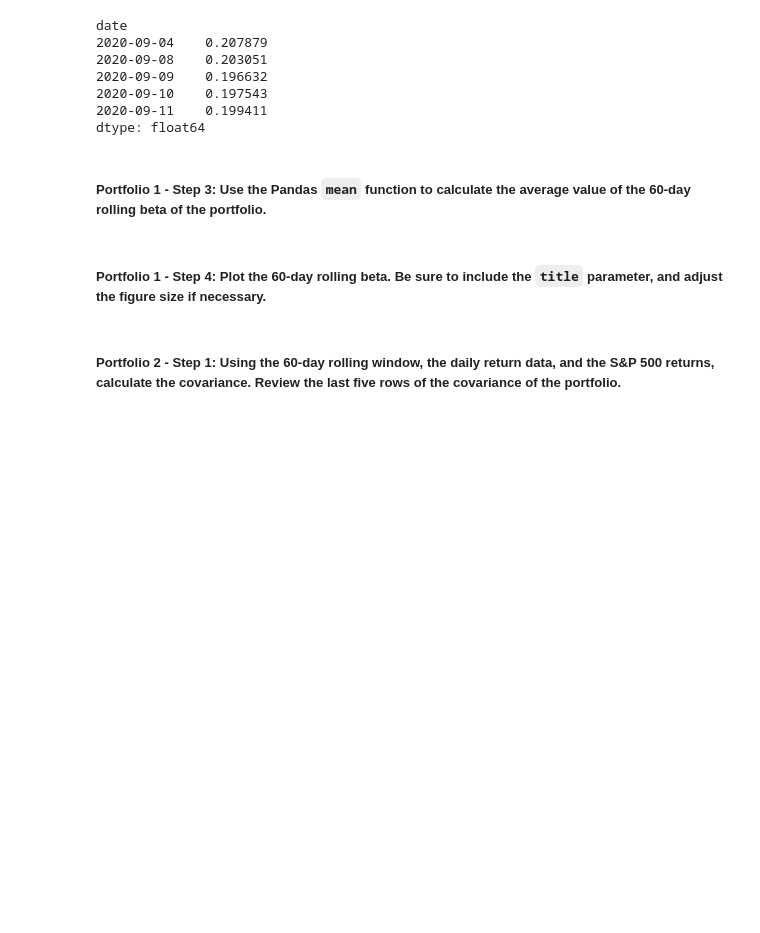
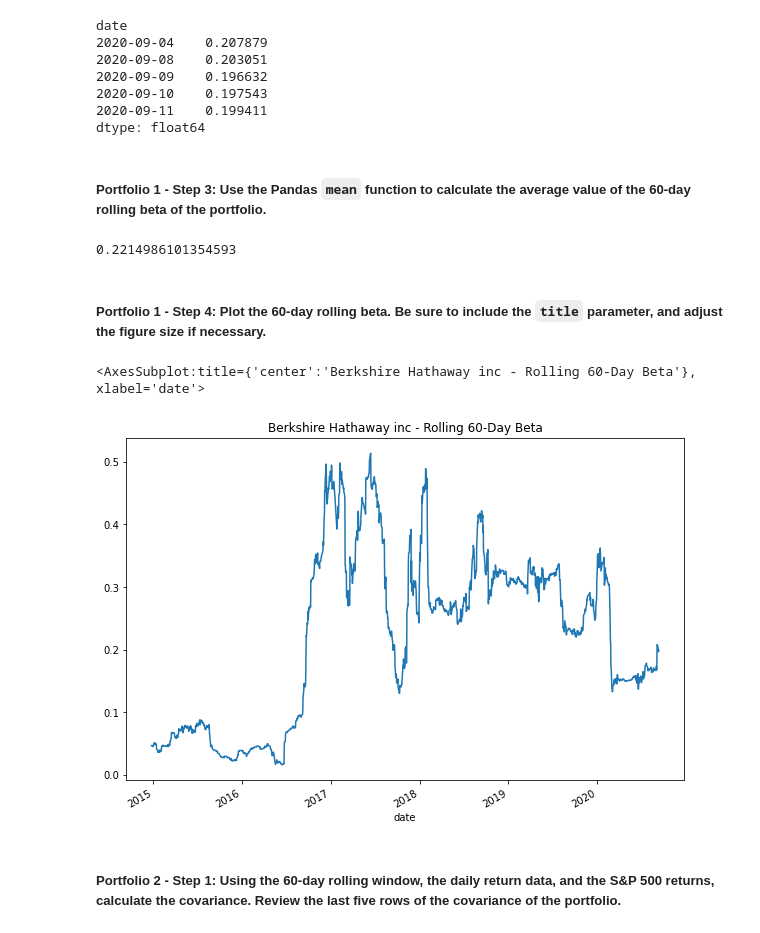
Before and after one commit to odhissm/asset_management, a Jupyter notebook: risk_assessment_app/risk_return_analysis.ipynb, the cells around one changed output. Cells and saved outputs as stored; diff of their text form; code cells hidden in the pictures; blank space fills up the shorter version.

Commit message:
Update risk_return_analysis.ipynb
Updated portfolio analysis computation of variance, covariance and visualization of the data.

```diff
--- a/risk_assessment_app/risk_return_analysis.ipynb
+++ b/risk_assessment_app/risk_return_analysis.ipynb
@@ -535,11 +518,11 @@ dtype: float64
 
 # Calculate beta of Berkshire Hathaway by dividing the covariance of Berkshire Hathaway by the variance of the S&P 500
 
-bh_beta = bh_rolling_60_covariance  / market_rolling_60_variance
+bh_rolling_60_beta = bh_rolling_60_covariance  / market_rolling_60_variance
 
-# Print the beta of Tiger Global funds
+# Print the beta of Berkshire Hathawa funds
 # YOUR CODE HERE
-display(bh_beta.tail())
+display(bh_rolling_60_beta.tail())
 # %% [output]
 date
 2020-09-04    0.207879
@@ -561,12 +536,23 @@ display(tg_beta.tail())
 # %%
 # Calculate the average of the 60-day rolling beta
 # YOUR CODE HERE
+bh_average_60_day_rolling_beta = bh_rolling_60_beta.mean()
+bh_average_60_day_rolling_beta
+# %% [output]
+0.2214986101354593
 # %% [markdown]
 ##### Portfolio 1 - Step 4: Plot the 60-day rolling beta. Be sure to include the `title` parameter, and adjust the figure size if necessary.
 # %%
 # Plot the rolling beta
 # Include a title parameter and adjust the figure size
 # YOUR CODE HERE
+bh_rolling_60_beta.plot(
+    figsize = (10, 7),
+    title = 'Berkshire Hathaway inc - Rolling 60-Day Beta'
+)
+# %% [output]
+<AxesSubplot:title={'center':'Berkshire Hathaway inc - Rolling 60-Day Beta'}, xlabel='date'>
+[figure, added]
 # %% [markdown]
 ##### Portfolio 2 - Step 1: Using the 60-day rolling window, the daily return data, and the S&P 500 returns, calculate the covariance. Review the last five rows of the covariance of the portfolio.
 # %%
```
Also changed, not shown: parts of 10 cells of this notebook.
